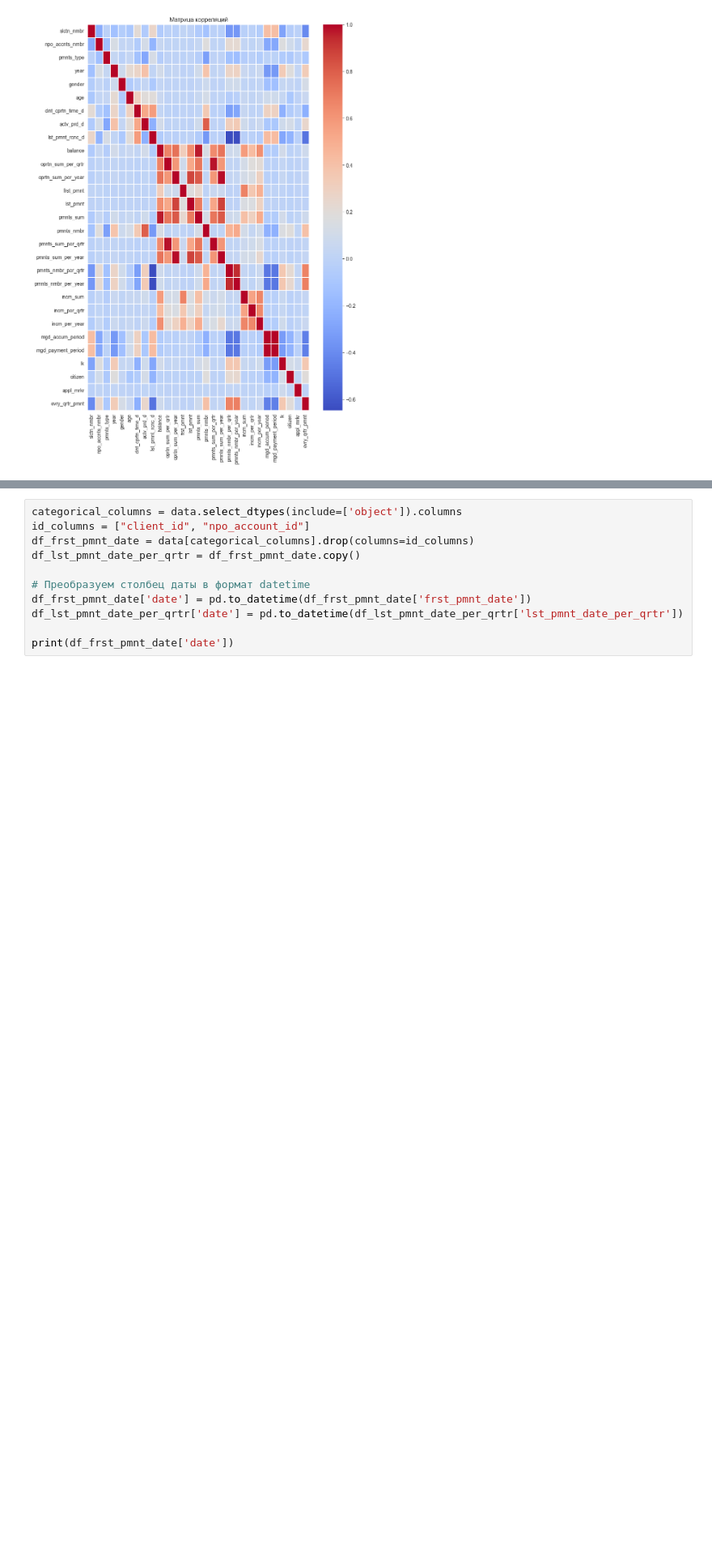
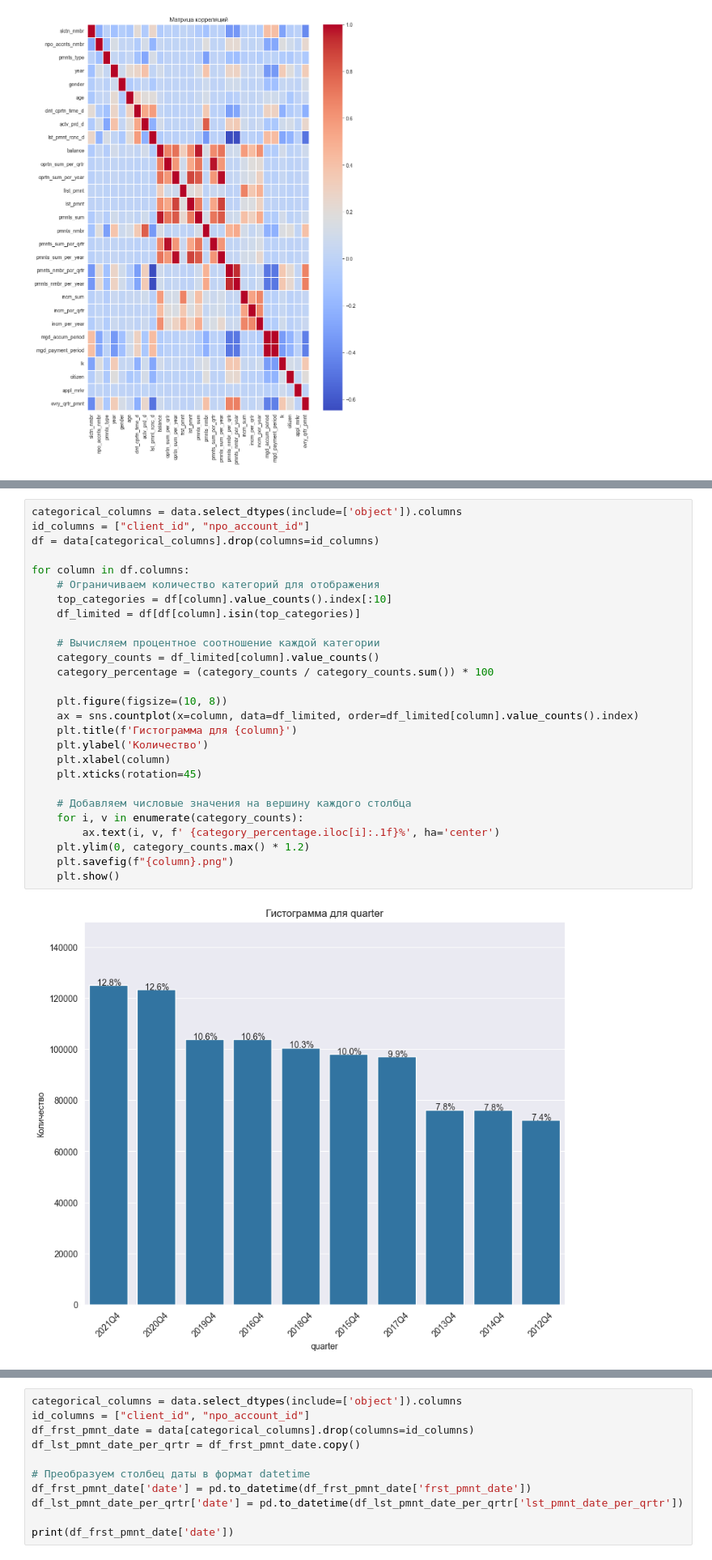
Before and after one commit to Timik232/loyality_analysis, a Jupyter notebook: hackanalysis.ipynb, the cells around one changed output, grey strips where cells are left out. Shown at 81% size. Drawn from its saved outputs; the diff is of its cells as text; blank space fills up the shorter version.

Commit message:
graphics

```diff
--- a/hackanalysis.ipynb
+++ b/hackanalysis.ipynb
@@ -355,3 +342,32 @@ for column in df.columns:
 [figure]
 [figure]
 [figure]
+# %%
+categorical_columns = data.select_dtypes(include=['object']).columns
+id_columns = ["client_id", "npo_account_id"]
+df = data[categorical_columns].drop(columns=id_columns)
+
+for column in df.columns:
+    # Ограничиваем количество категорий для отображения
+    top_categories = df[column].value_counts().index[:10]
+    df_limited = df[df[column].isin(top_categories)]
+
+    # Вычисляем процентное соотношение каждой категории
+    category_counts = df_limited[column].value_counts()
+    category_percentage = (category_counts / category_counts.sum()) * 100
+
+    plt.figure(figsize=(10, 8))
+    ax = sns.countplot(x=column, data=df_limited, order=df_limited[column].value_counts().index)
+    plt.title(f'Гистограмма для {column}')
+    plt.ylabel('Количество')
+    plt.xlabel(column)
+    plt.xticks(rotation=45)
+
+    # Добавляем числовые значения на вершину каждого столбца
+    for i, v in enumerate(category_counts):
+        ax.text(i, v, f' {category_percentage.iloc[i]:.1f}%', ha='center')
+    plt.ylim(0, category_counts.max() * 1.2)
+    plt.savefig(f"{column}.png")
+    plt.show()
+# %% [output]
+[figure, added]
```
Also changed, not shown: parts of 7 cells of this notebook, 5 other files.
